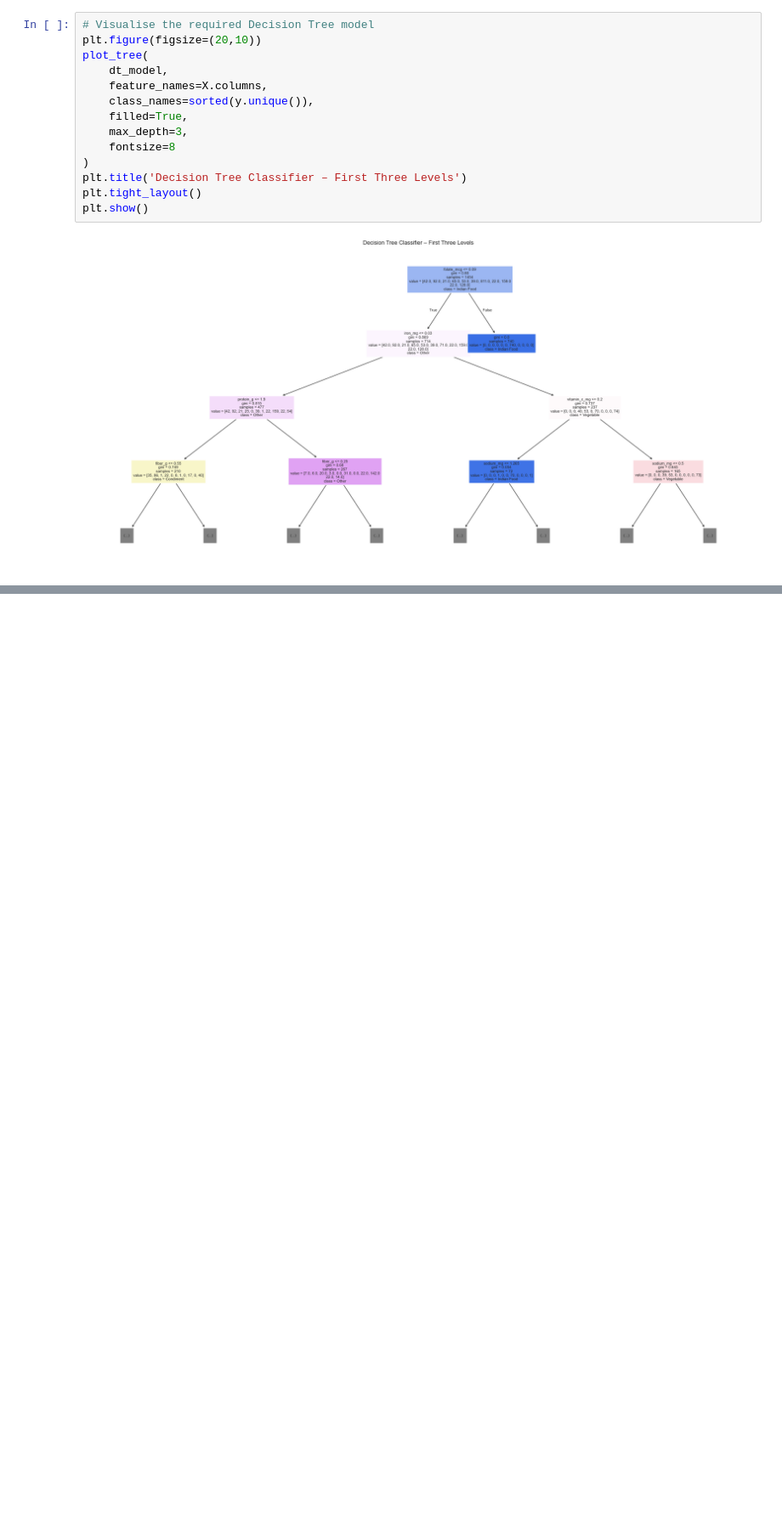
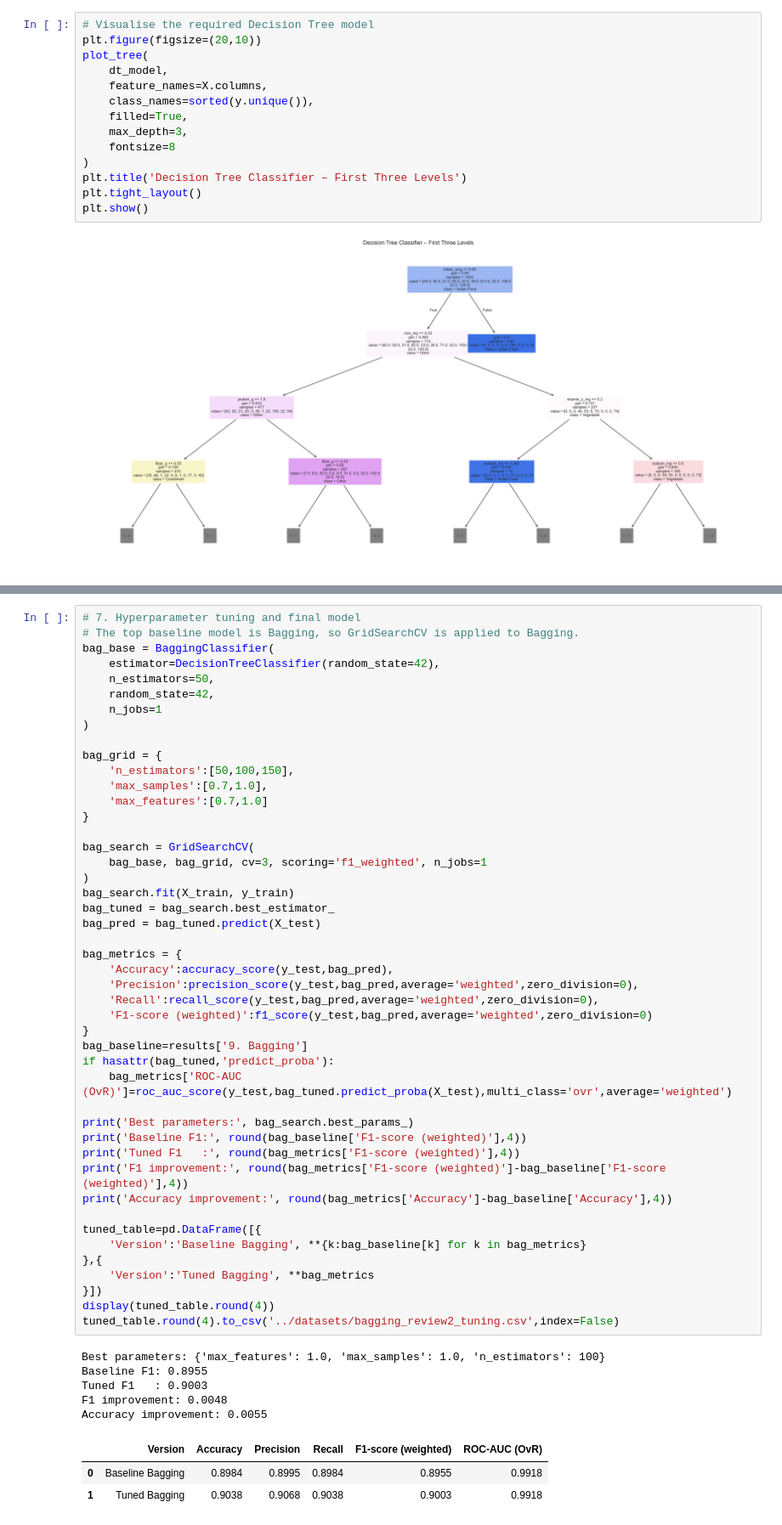
Before and after one commit to Vasista-surya/23CSE301-ML-Capstone, a Jupyter notebook: notebooks/nutrition-classification.ipynb, the cells around one changed output, grey strips where cells are left out. Shown at 85% size. Cells and saved outputs as stored; diff of their text form; blank space fills up the shorter version.

```diff
--- a/notebooks/nutrition-classification.ipynb
+++ b/notebooks/nutrition-classification.ipynb
@@ -481,0 +671,55 @@ plt.show()
+# %%
+# 7. Hyperparameter tuning and final model
+# The top baseline model is Bagging, so GridSearchCV is applied to Bagging.
+bag_base = BaggingClassifier(
+    estimator=DecisionTreeClassifier(random_state=42),
+    n_estimators=50,
+    random_state=42,
+    n_jobs=1
+)
+
+bag_grid = {
+    'n_estimators':[50,100,150],
+    'max_samples':[0.7,1.0],
+    'max_features':[0.7,1.0]
+}
+
+bag_search = GridSearchCV(
+    bag_base, bag_grid, cv=3, scoring='f1_weighted', n_jobs=1
+)
+bag_search.fit(X_train, y_train)
+bag_tuned = bag_search.best_estimator_
+bag_pred = bag_tuned.predict(X_test)
+
+bag_metrics = {
+    'Accuracy':accuracy_score(y_test,bag_pred),
+    'Precision':precision_score(y_test,bag_pred,average='weighted',zero_division=0),
+    'Recall':recall_score(y_test,bag_pred,average='weighted',zero_division=0),
+    'F1-score (weighted)':f1_score(y_test,bag_pred,average='weighted',zero_division=0)
+}
+bag_baseline=results['9. Bagging']
+if hasattr(bag_tuned,'predict_proba'):
+    bag_metrics['ROC-AUC (OvR)']=roc_auc_score(y_test,bag_tuned.predict_proba(X_test),multi_class='ovr',average='weighted')
+
+print('Best parameters:', bag_search.best_params_)
+print('Baseline F1:', round(bag_baseline['F1-score (weighted)'],4))
+print('Tuned F1   :', round(bag_metrics['F1-score (weighted)'],4))
+print('F1 improvement:', round(bag_metrics['F1-score (weighted)']-bag_baseline['F1-score (weighted)'],4))
+print('Accuracy improvement:', round(bag_metrics['Accuracy']-bag_baseline['Accuracy'],4))
+
+tuned_table=pd.DataFrame([{
+    'Version':'Baseline Bagging', **{k:bag_baseline[k] for k in bag_metrics}
+},{
+    'Version':'Tuned Bagging', **bag_metrics
+}])
+display(tuned_table.round(4))
+tuned_table.round(4).to_csv('../datasets/bagging_review2_tuning.csv',index=False)
+# %% [output]
+Best parameters: {'max_features': 1.0, 'max_samples': 1.0, 'n_estimators': 100}
+Baseline F1: 0.8955
+Tuned F1   : 0.9003
+F1 improvement: 0.0048
+Accuracy improvement: 0.0055
+|  | Version | Accuracy | Precision | Recall | F1-score (weighted) | ROC-AUC (OvR) |
+| 0 | Baseline Bagging | 0.8984 | 0.8995 | 0.8984 | 0.8955 | 0.9918 |
+| 1 | Tuned Bagging | 0.9038 | 0.9068 | 0.9038 | 0.9003 | 0.9918 |
```
Also changed, not shown: parts of 23 cells of this notebook, 13 other files.
